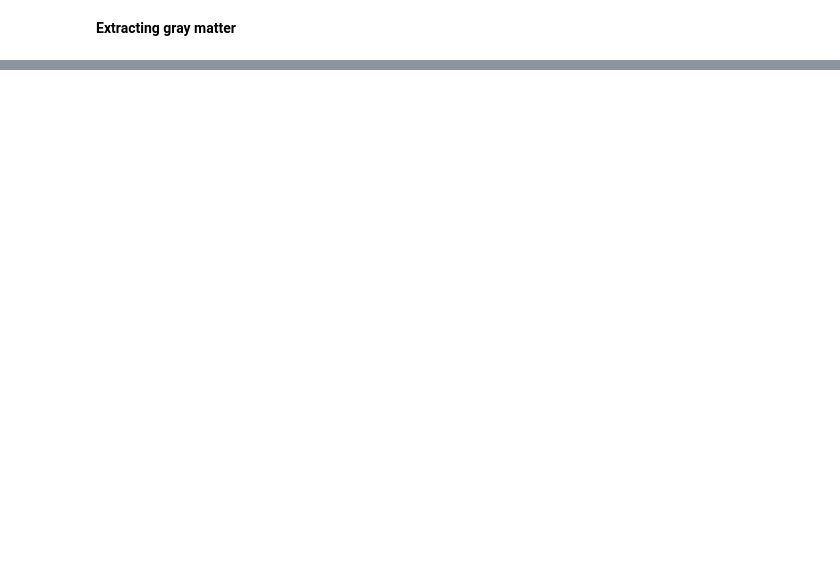
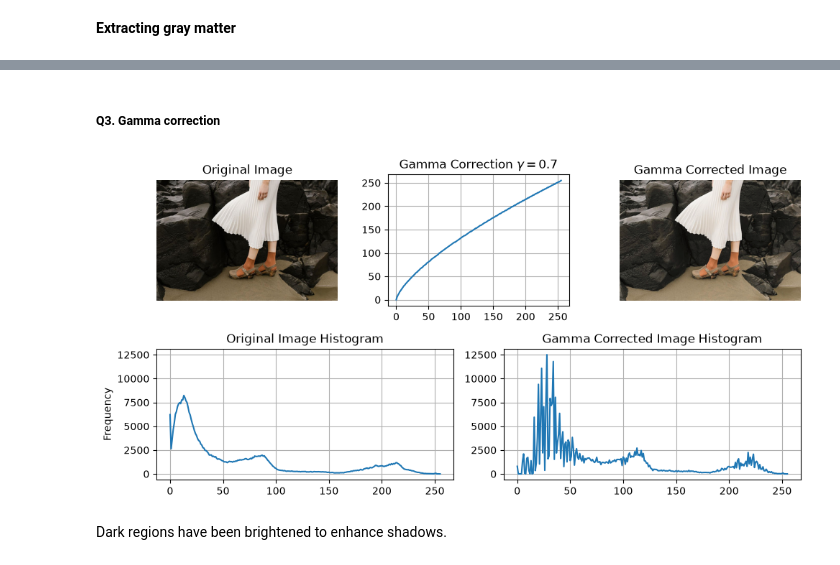
Before and after one commit to Achintha-Bandara/ITNF, a Jupyter notebook: main.ipynb, the cells around one changed output, grey strips where cells are left out. Drawn from its saved outputs; the diff is of its cells as text; code cells hidden in the pictures; blank space fills up the shorter version.

Commit message:
Q3 - Gamma correction

```diff
--- a/main.ipynb
+++ b/main.ipynb
@@ -132,0 +133,45 @@ plt.show()
+# %% [markdown]
+##### Q3. Gamma correction
+# %%
+img_beach = cv.imread("./images/beach.jpeg", cv.IMREAD_COLOR)
+assert img_beach is not None
+
+img_lab = cv.cvtColor(img_beach, cv.COLOR_BGR2LAB)
+
+gamma = 0.7
+t = np.array([((i / 255.0) ** gamma) * 255 for i in np.arange(0, 256)]).astype("uint8")
+img_lab[:, :, 0] = cv.LUT(img_lab[:, :, 0], t)
+img_corrected = cv.cvtColor(img_lab, cv.COLOR_LAB2BGR)
+
+hist_original = cv.calcHist([img_beach], [0], None, [256], [0, 256])
+hist_gamma_corrected = cv.calcHist([img_corrected], [0], None, [256], [0, 256])
+
+fig = plt.figure(figsize=(10, 5))
+gs = fig.add_gridspec(2, 6)
+ax1 = fig.add_subplot(gs[0, 0:2])
+ax2 = fig.add_subplot(gs[0, 2:4])
+ax3 = fig.add_subplot(gs[0, 4:6])
+ax4 = fig.add_subplot(gs[1, 0:3])
+ax5 = fig.add_subplot(gs[1, 3:6], sharey=ax4)
+
+ax1.imshow(cv.cvtColor(img_beach, cv.COLOR_BGR2RGB))
+ax1.set_title("Original Image")
+ax1.axis("off")
+ax2.plot(t)
+ax2.set_title(r"Gamma Correction $\gamma = 0.7$")
+ax3.imshow(cv.cvtColor(img_corrected, cv.COLOR_BGR2RGB))
+ax3.set_title("Gamma Corrected Image")
+ax3.axis("off")
+ax4.plot(hist_original)
+ax4.set_title("Original Image Histogram")
+ax5.plot(hist_gamma_corrected)
+ax5.set_title("Gamma Corrected Image Histogram")
+ax4.set_ylabel("Frequency")
+for ax in [ax2, ax4, ax5]:
+    ax.grid()
+plt.tight_layout()
+plt.show()
+# %% [output]
+[figure, added]
+# %% [markdown]
+Dark regions have been brightened to enhance shadows.
```
Also changed, not shown: parts of 4 cells of this notebook.
